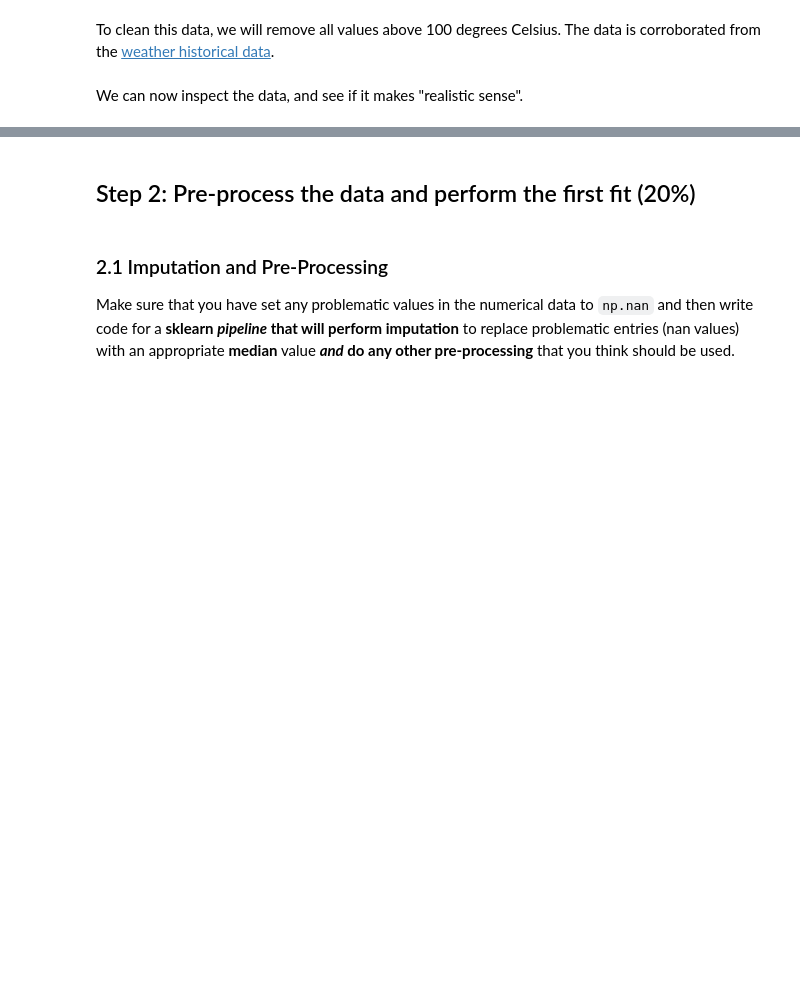
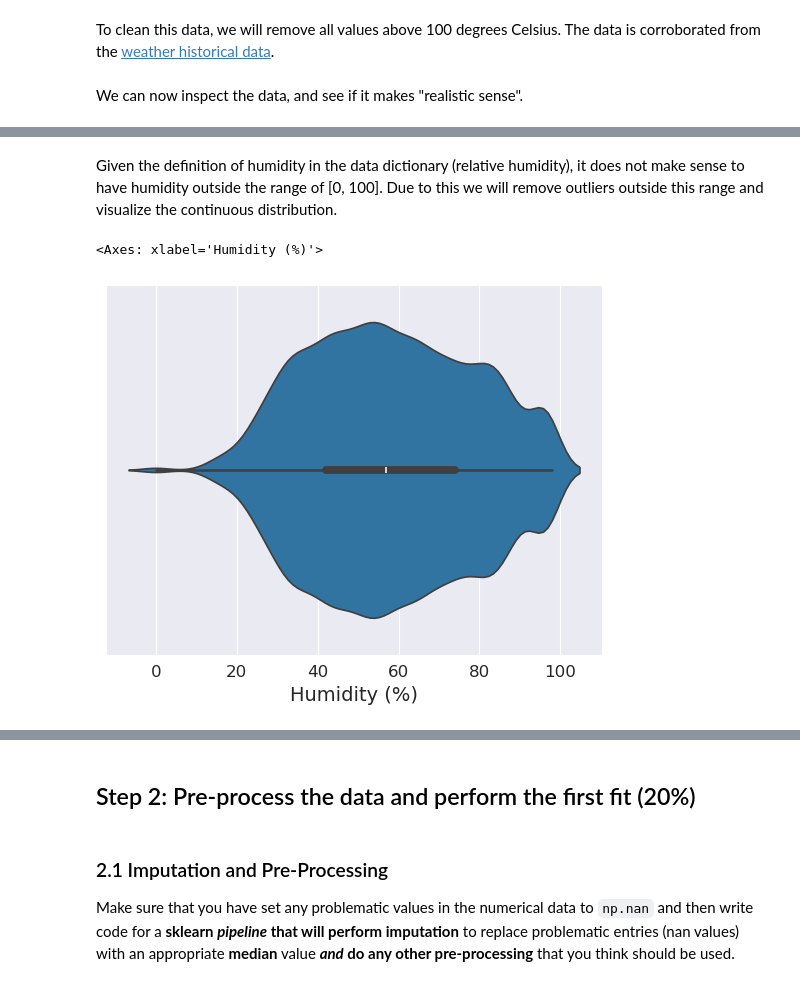
Before and after one commit to nicoataiza/CS7317-2024, a Jupyter notebook: Assignment 1/A1-template-2024.ipynb, the cells around one changed output, grey strips where cells are left out. Cells and saved outputs as stored; diff of their text form; code cells hidden in the pictures; blank space fills up the shorter version.

```diff
--- a/Assignment 1/A1-template-2024.ipynb
+++ b/Assignment 1/A1-template-2024.ipynb
@@ -353,0 +365,8 @@ sns.violinplot(data=df, x="Temperature (C)")
+# %% [markdown]
+Given the definition of humidity in the data dictionary (relative humidity), it does not make sense to have humidity outside the range of \[0, 100]. Due to this we will remove outliers outside this range and visualize the continuous distribution.
+# %%
+df = df[(0 <= df["Humidity (%)"]) & (df["Humidity (%)"] <= 100)]
+sns.violinplot(data=df, x="Humidity (%)")
+# %% [output]
+<Axes: xlabel='Humidity (%)'>
+[figure, added]
```
Also changed, not shown: parts of 37 cells of this notebook.
